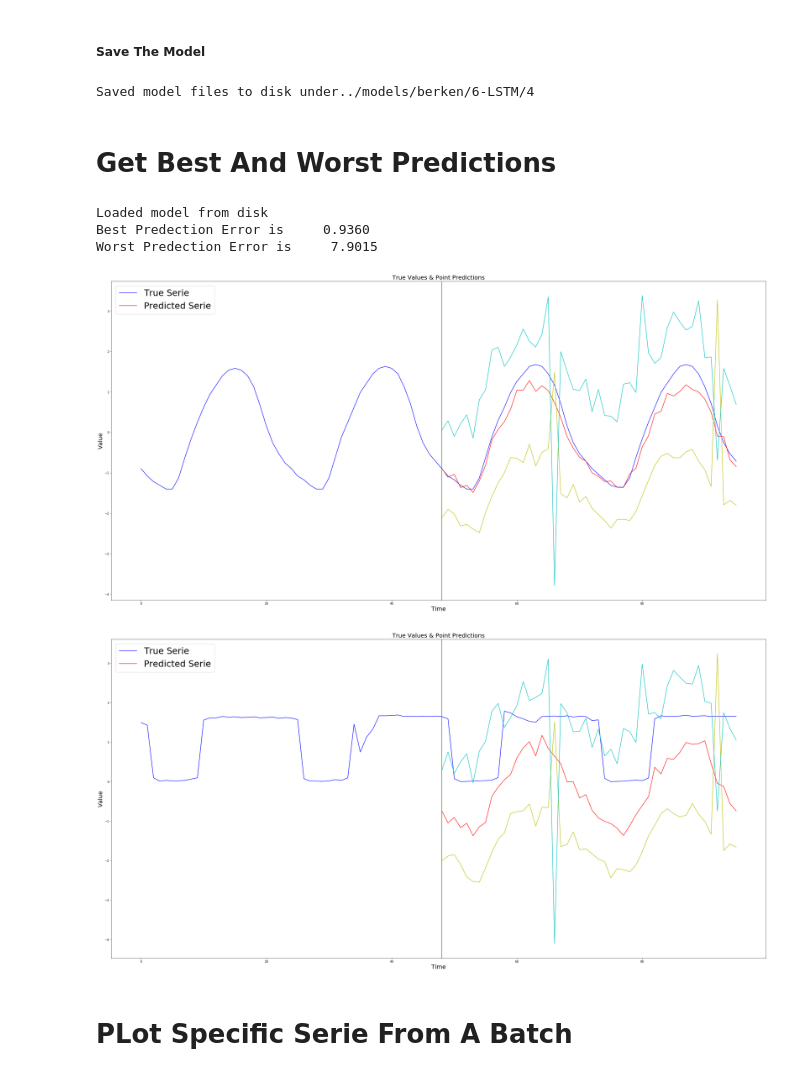
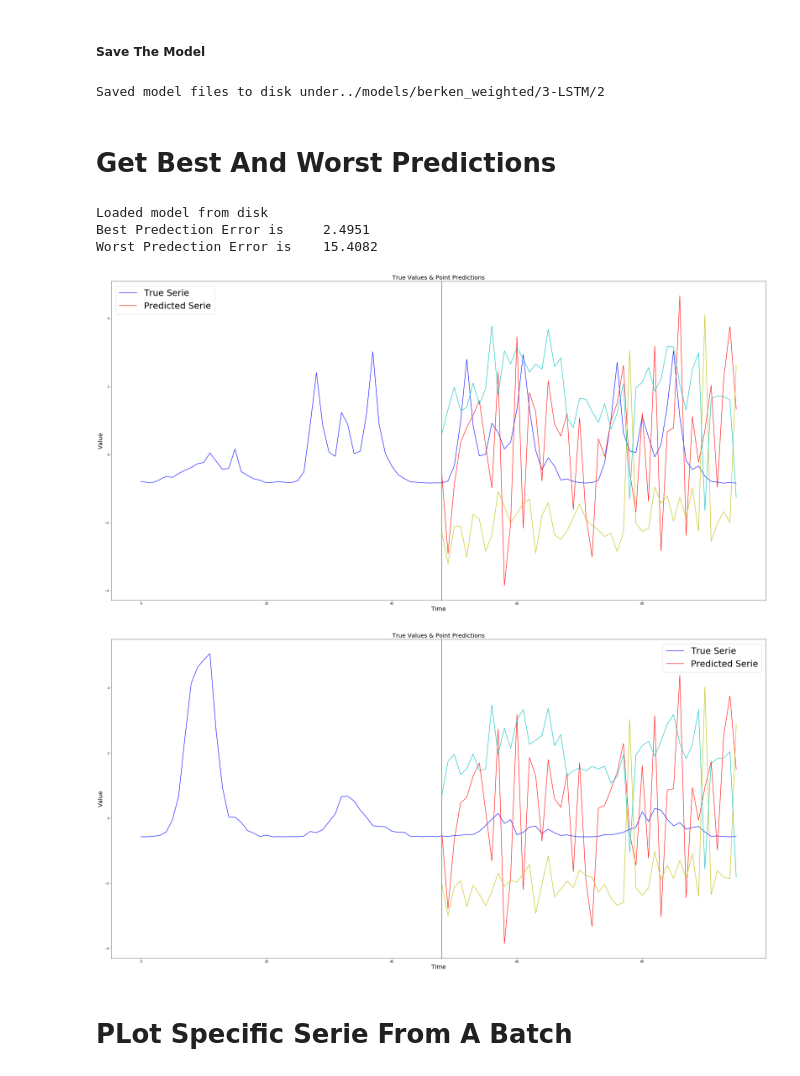
Before and after one commit to yamen23ali/m4-lstm, a Jupyter notebook: notebooks/Training and Evaluation ( Berken) .ipynb, the cells around one changed output. Cells and saved outputs as stored; diff of their text form; code cells hidden in the pictures.

Commit message:
add models

```diff
--- a/notebooks/Training and Evaluation ( Berken) .ipynb
+++ b/notebooks/Training and Evaluation ( Berken) .ipynb
@@ -90,35 +91,35 @@ Epoch 19/20
 # %% [markdown]
 ##### Save The Model
 # %%
-MODEL_BASE_DIR = '../models/berken/6-LSTM'
+MODEL_BASE_DIR = '../models/berken_weighted/3-LSTM'
 model.save(MODEL_BASE_DIR)
 # %% [output]
-Saved model files to disk under../models/berken/6-LSTM/4
+Saved model files to disk under../models/berken_weighted/3-LSTM/2
 # %% [markdown]
 # Get Best And Worst Predictions
 # %%
-MODEL_BASE_DIR = '../models/berken/6-LSTM/4'
+MODEL_BASE_DIR = '../models/berken_weighted/2-LSTM/2'
 model = M4Model()
 hyperparameters = model.load(MODEL_BASE_DIR)
 
 X, Y, Ypredictions, error =  sort_by_prediction_error(model,test_x, test_y, mase)
 
 if FEATURES_NUMBER == 1:
     X = X[:,:, np.newaxis]
 
 print(f'Best Predection Error is {error[0]:10.4f}')
 print(f'Worst Predection Error is {error[X.shape[0]-1]:10.4f}')
 
 lower_bound = Ypredictions[:,-48:]
 upper_bound = Ypredictions[:,48:-48]
 plot_serie_with_bounds(X[:,:,0], Y[:,:HORIZON], Ypredictions[:,:HORIZON], lower_bound, upper_bound, serie_indx=0)
 plot_serie_with_bounds(X[:,:,0], Y[:,:HORIZON], Ypredictions[:,:HORIZON], lower_bound, upper_bound, serie_indx=X.shape[0]-1)
 # %% [output]
 Loaded model from disk
-Best Predection Error is     0.9360
-Worst Predection Error is     7.9015
+Best Predection Error is     2.4951
+Worst Predection Error is    15.4082
-[figure, old version]
+[figure, new version]
-[figure, old version]
+[figure, new version]
 # %% [markdown]
 # PLot Specific Serie From A Batch
 # %%
```
Also changed, not shown: parts of 3 cells of this notebook, 18 other files.
